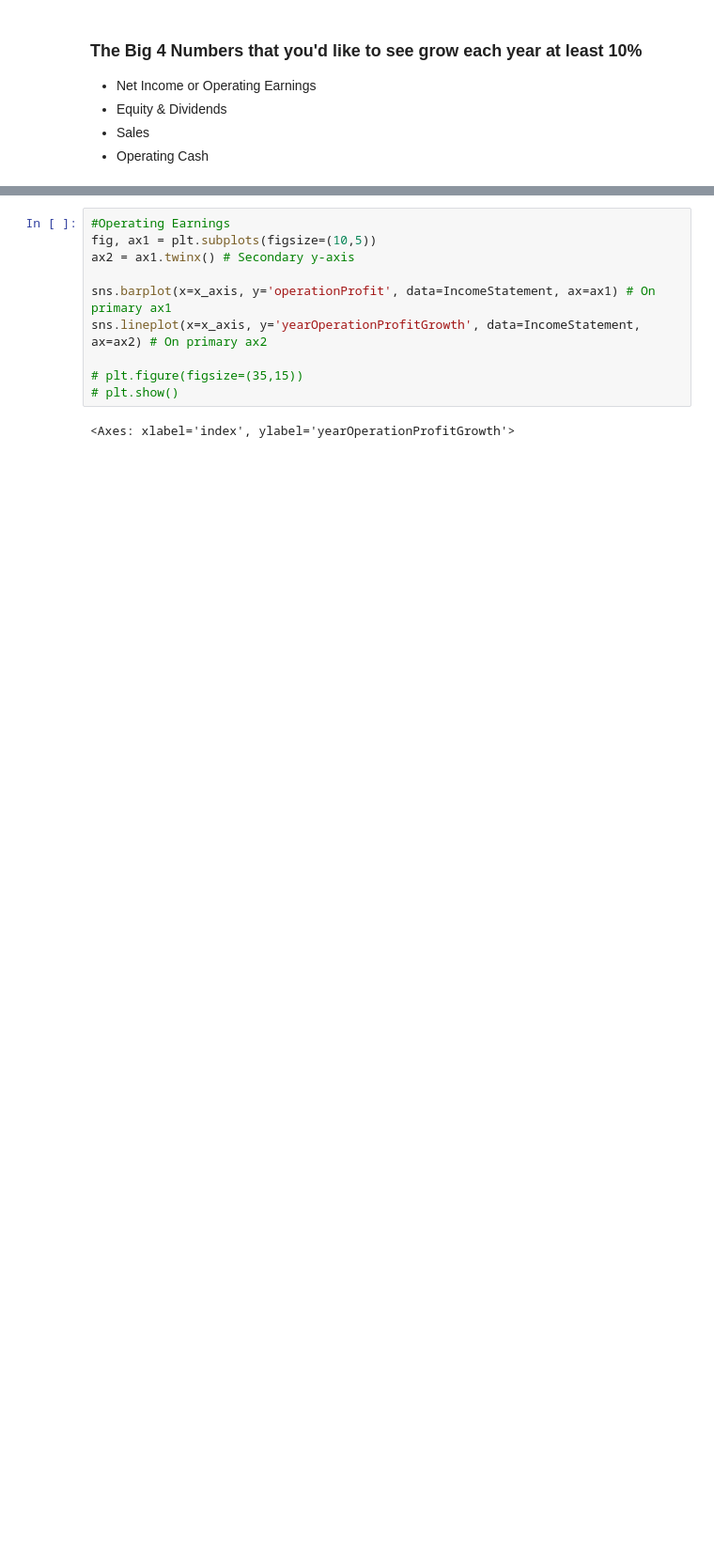
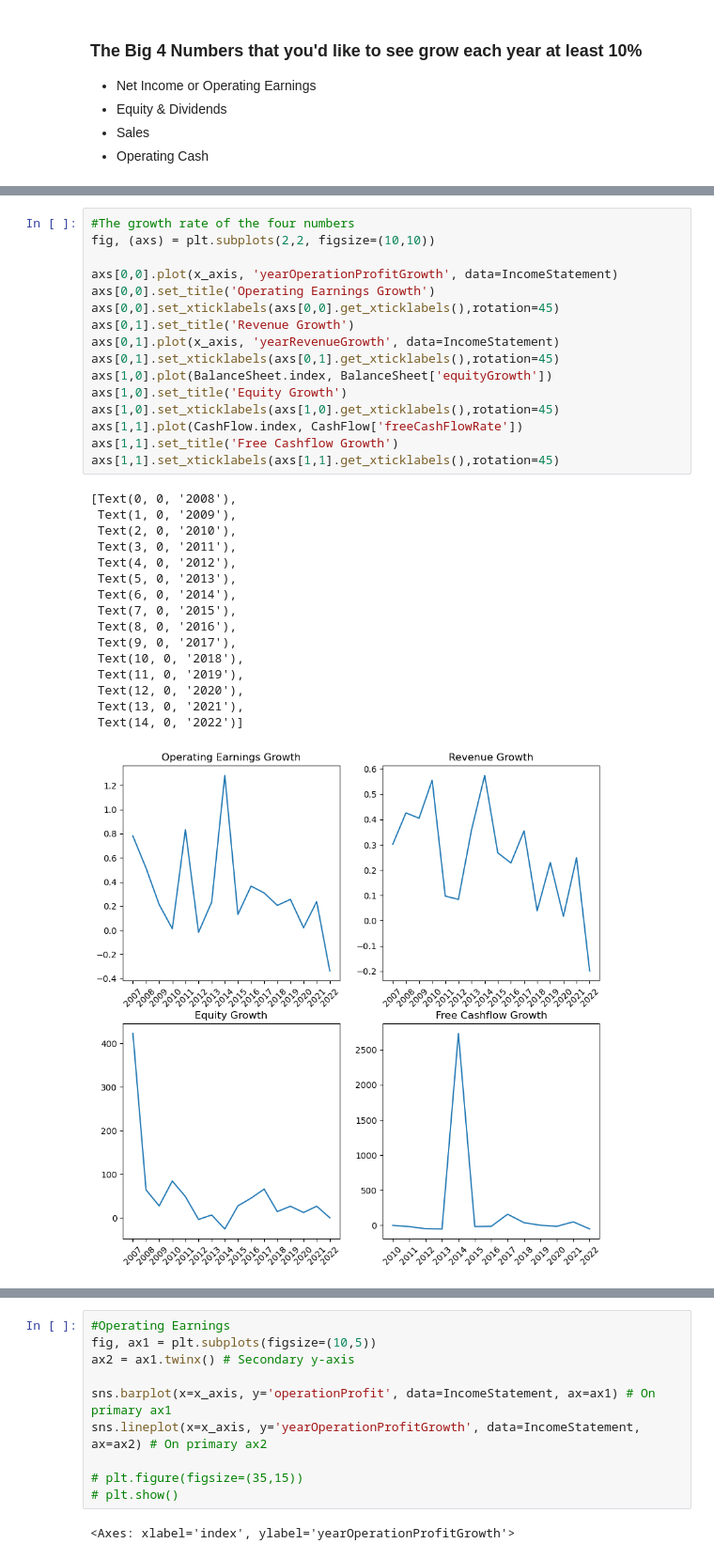
Before and after one commit to quang-g/VNStock-Analysis, a Jupyter notebook: VCS.ipynb, the cells around one changed output, grey strips where cells are left out. Shown at 94% size. Drawn from its saved outputs; the diff is of its cells as text; blank space fills up the shorter version.

Commit message:
working on 4 numbers CAGR

```diff
--- a/VCS.ipynb
+++ b/VCS.ipynb
@@ -52,0 +127,33 @@ Index(['2005', '2006', '2007', '2008', '2009', '2010', '2011', '2012', '2013',
+# %%
+#The growth rate of the four numbers
+fig, (axs) = plt.subplots(2,2, figsize=(10,10))
+
+axs[0,0].plot(x_axis, 'yearOperationProfitGrowth', data=IncomeStatement)
+axs[0,0].set_title('Operating Earnings Growth')
+axs[0,0].set_xticklabels(axs[0,0].get_xticklabels(),rotation=45)
+axs[0,1].set_title('Revenue Growth')
+axs[0,1].plot(x_axis, 'yearRevenueGrowth', data=IncomeStatement)
+axs[0,1].set_xticklabels(axs[0,1].get_xticklabels(),rotation=45)
+axs[1,0].plot(BalanceSheet.index, BalanceSheet['equityGrowth'])
+axs[1,0].set_title('Equity Growth')
+axs[1,0].set_xticklabels(axs[1,0].get_xticklabels(),rotation=45)
+axs[1,1].plot(CashFlow.index, CashFlow['freeCashFlowRate'])
+axs[1,1].set_title('Free Cashflow Growth')
+axs[1,1].set_xticklabels(axs[1,1].get_xticklabels(),rotation=45)
+# %% [output]
+[Text(0, 0, '2008'),
+ Text(1, 0, '2009'),
+ Text(2, 0, '2010'),
+ Text(3, 0, '2011'),
+ Text(4, 0, '2012'),
+ Text(5, 0, '2013'),
+ Text(6, 0, '2014'),
+ Text(7, 0, '2015'),
+ Text(8, 0, '2016'),
+ Text(9, 0, '2017'),
+ Text(10, 0, '2018'),
+ Text(11, 0, '2019'),
+ Text(12, 0, '2020'),
+ Text(13, 0, '2021'),
+ Text(14, 0, '2022')]
+[figure, added]
```
Also changed, not shown: parts of 12 cells of this notebook.
